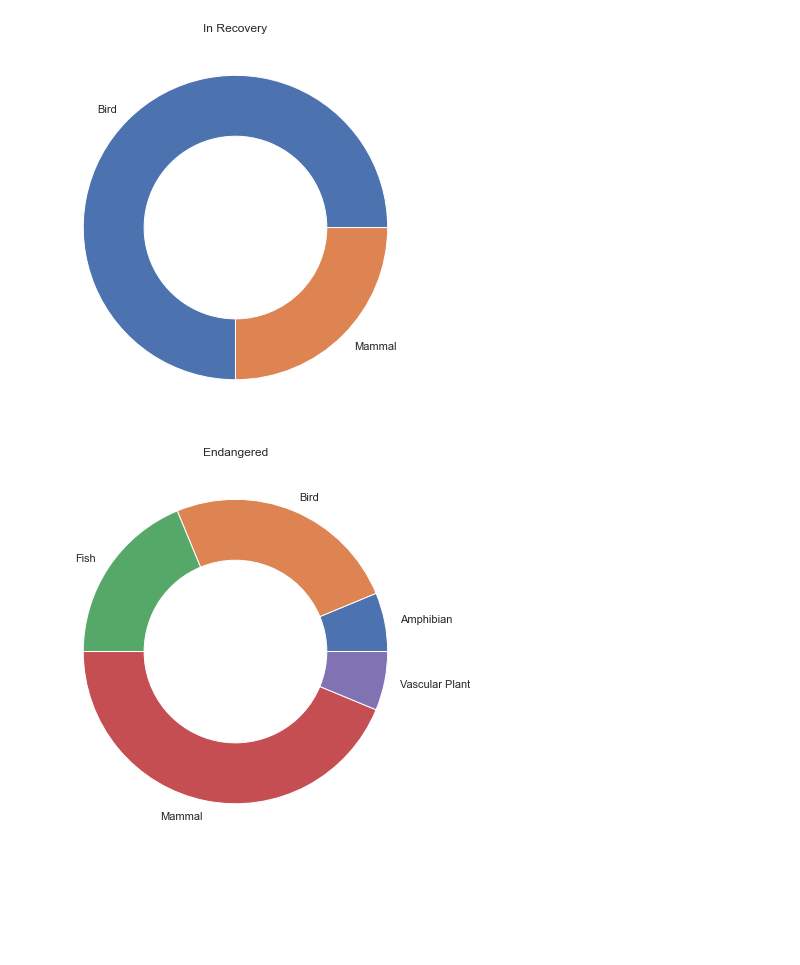
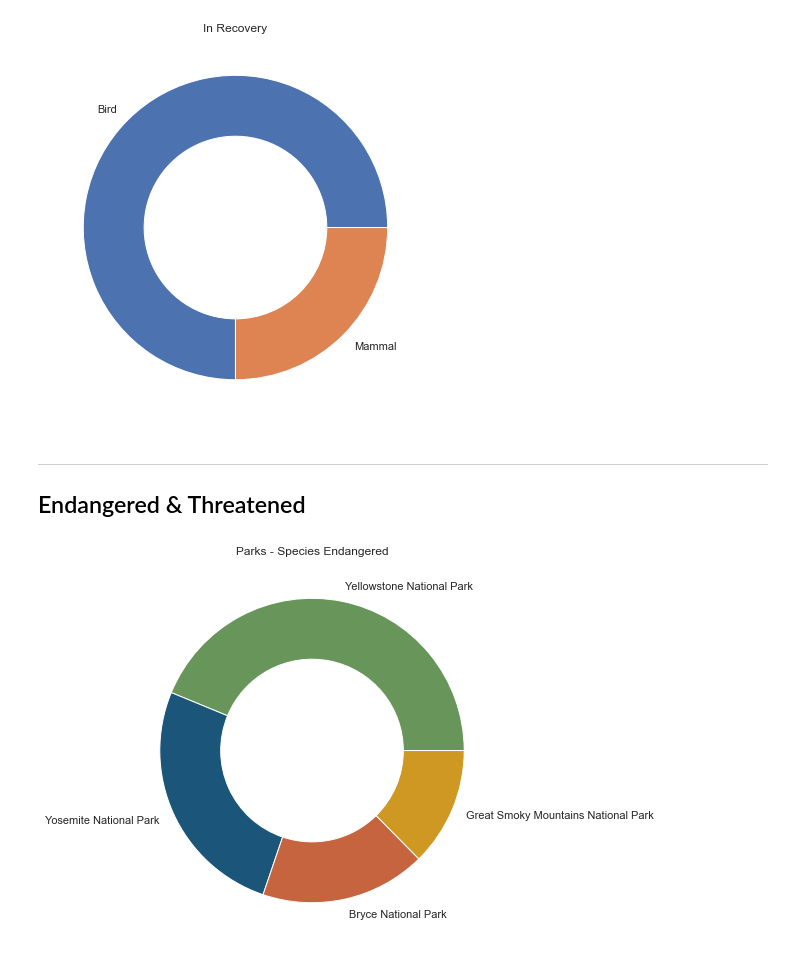
Before and after one commit to lep511/Portfolio-biodiversity, a Jupyter notebook: biodiversity.ipynb, the cells around one changed output. Saved outputs shown, nothing was run; the diff lists cells and outputs as text; code cells hidden in the pictures; blank space fills up the shorter version.

```diff
--- a/biodiversity.ipynb
+++ b/biodiversity.ipynb
@@ -154,7 +155,6 @@ status_conserv
 | 2 | Species of Concern | 4.0 | 72.0 | 4.0 | 28.0 | 5.0 | 5.0 | ... |
 | 3 | Threatened | 2.0 | NaN | 4.0 | 2.0 | NaN | NaN | ... |
 # %%
-sns.set()
 status_conserv.reindex(status_conserv.set_index('conservation_status')\
                 .sum()\
                 .sort_values(ascending=False)\
@@ -162,9 +162,12 @@ status_conserv.reindex(status_conserv.set_index('conservation_status')\
                 .T.plot(kind='bar',
                         stacked=True,
                         figsize=(10,7))
+plt.grid(color="#EEEEEE")
+plt.grid(False, axis="x")
 plt.title("Conservation Status  - Category")
 plt.legend(status_conserv.conservation_status)
 plt.xlabel("Category")
 plt.ylabel("Number of Species")
+sns.despine(left=False, bottom=False)
 plt.show()
 # %% [output]
@@ -192,26 +232,31 @@ ax.set(aspect="equal", title=status)
 plt.show()
 # %% [output]
 [figure]
+# %% [markdown]
+--------------------
+## Endangered & Threatened
+# %%
+endan_threat = df_spe[(df_spe.conservation_status == "Endangered") |
+                    (df_spe.conservation_status == "Threatened")]
+s_name = endan_threat.scientific_name.to_list()
+endan_threat_obs = df_obs[df_obs.scientific_name.isin(s_name)]
 # %%
-status = "Endangered"
-data = status_conserv[status_conserv.conservation_status == status]\
-              .dropna(axis=1)
+data = endan_threat_obs.groupby("park_name")\
+            .observations.sum()\
+            .to_frame()\
+            .sort_values("observations", ascending=False)
 
 fig, ax = plt.subplots()
 size = 0.4
-nums = np.array(data)[0,1:10]
-labels = data.columns[1:]
-
-
-cmap = plt.get_cmap("tab20c")
 
 ax.figure.set_size_inches(7,7)
-ax.pie(nums,
+ax.pie(data.observations,
        radius=1,
-       labels=labels,
+       colors=["#68965a", "#1b567a", "#c76440", "#cf9823"],
+       labels=data.index,
        wedgeprops=dict(width=size, edgecolor='w'))
 
-ax.set(aspect="equal", title=status)
+ax.set(aspect="equal", title="Parks - Species Endangered")
 plt.show()
 # %% [output]
-[figure, old version]
+[figure, new version]
```
Also changed, not shown: parts of 8 cells of this notebook.
